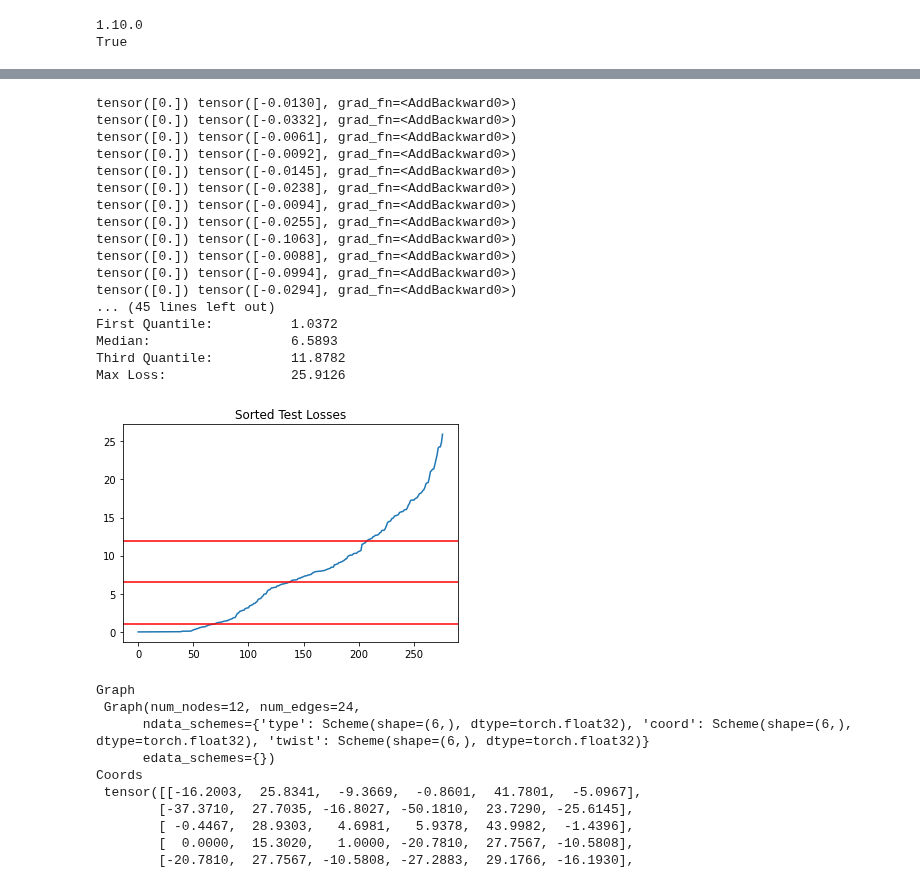
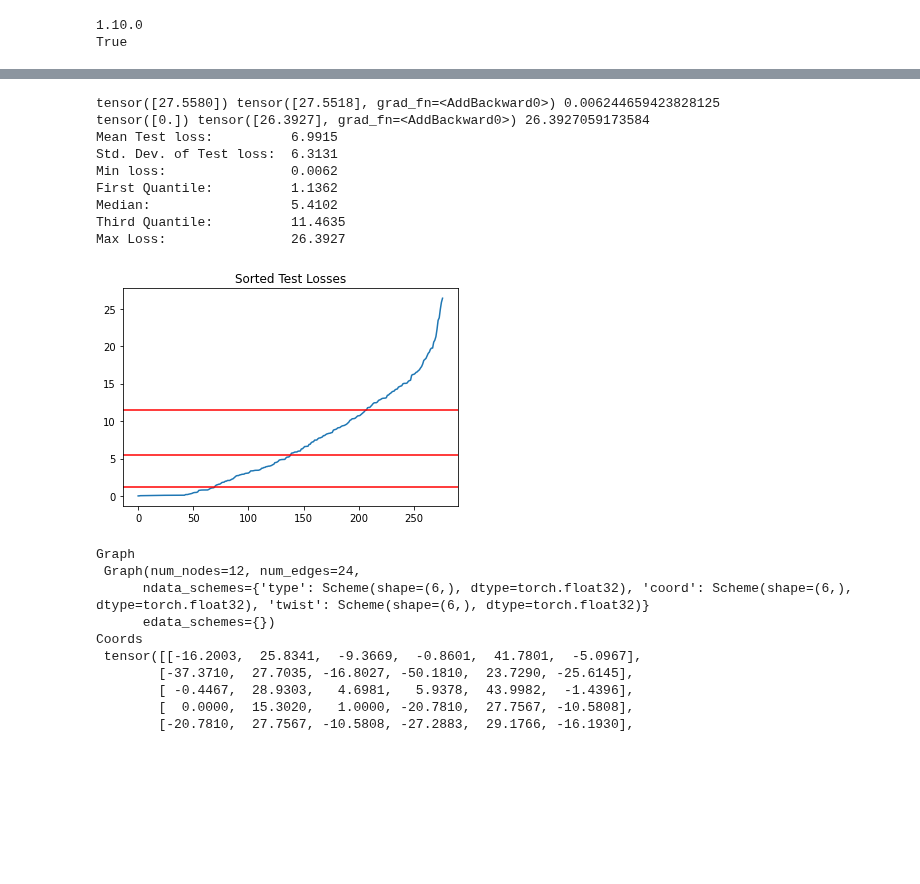
Before and after one commit to milang9/3d_classifier, a Jupyter notebook: 3d_classifier.ipynb, the cells around one changed output, grey strips where cells are left out. Cells and saved outputs as stored; diff of their text form; code cells hidden in the pictures; blank space fills up the shorter version.

```diff
--- a/3d_classifier.ipynb
+++ b/3d_classifier.ipynb
@@ -176,25 +175,19 @@ class CG_Classifier(th.nn.Module):
         self.conv1 = dglnn.TAGConv(6, 200, k=2, activation=F.elu)
         self.conv2 = dglnn.TAGConv(200, 150, k=2, activation=F.elu)
         self.conv3 = dglnn.TAGConv(150, 100, k=2, activation=F.elu)
-        self.conv4 = dglnn.TAGConv(100, 50, k=2, activation=F.elu)
-        self.conv5 = dglnn.TAGConv(50, 25, k=2, activation=F.elu)
+        #self.conv4 = dglnn.TAGConv(100, 50, k=2, activation=F.elu)
+        #self.conv5 = dglnn.TAGConv(50, 25, k=2, activation=F.elu)
 
-        #GINConv Linear Layers
-        #lin1 = th.nn.Linear(25*num_features, 60)
-        #lin2 = th.nn.Linear(60, 50)
-        #lin3 = th.nn.Linear(50, 40)
-        #lin4 = th.nn.Linear(40, 30)
-        #lin5 = th.nn.Linear(30, 20)
-        self.sage_conv1 = dglnn.SAGEConv(25*num_features, 60, 'pool') #dglnn.GINConv(lin1, 'sum') # sageconv 'pool' 'gcn'
-        self.sage_conv2 = dglnn.SAGEConv(60, 50, 'pool') #dglnn.GINConv(lin2, 'sum') #
-        self.sage_conv3 = dglnn.SAGEConv(50, 40, 'pool') #dglnn.GINConv(lin3, 'sum') #
-        self.sage_conv4 = dglnn.SAGEConv(40, 30, 'pool') #dglnn.GINConv(lin4, 'sum') #
-        self.sage_conv5 = dglnn.SAGEConv(30, 20, 'pool') #dglnn.GINConv(lin5, 'sum') #
+        self.sage_conv1 = dglnn.SAGEConv(100*num_features, 100, 'pool') # sageconv 'pool' 'gcn'
+        self.sage_conv2 = dglnn.SAGEConv(100, 60, 'pool')
+        self.sage_conv3 = dglnn.SAGEConv(60, 40, 'pool')
+        #self.sage_conv4 = dglnn.SAGEConv(40, 30, 'pool')
+        #self.sage_conv5 = dglnn.SAGEConv(30, 20, 'pool')
 
         self.readout = dglnn.AvgPooling() #SumPooling() #dglnn.Set2Set(20, 3, 3) # AvgPooling worked best
 
         self.classify = th.nn.Sequential(
-            th.nn.Linear(20, 512),
+            th.nn.Linear(40, 512),
             th.nn.ELU(),
             th.nn.Linear(512, 512),
             th.nn.ELU(),
@@ -214,20 +207,20 @@ class CG_Classifier(th.nn.Module):
         nt = self.conv1(g, nt)
         nt = self.conv2(g, nt)
         nt = self.conv3(g, nt)
-        nt = self.conv4(g, nt)
-        nt = self.conv5(g, nt)
+        #nt = self.conv4(g, nt)
+        #nt = self.conv5(g, nt)
 
         nc = self.conv1(g, nc)
         nc = self.conv2(g, nc)
         nc = self.conv3(g, nc)
-        nc = self.conv4(g, nc)
-        nc = self.conv5(g, nc)
+        #nc = self.conv4(g, nc)
+        #nc = self.conv5(g, nc)
 
         nw = self.conv1(g, nw)
         nw = self.conv2(g, nw)
         nw = self.conv3(g, nw)
-        nw = self.conv4(g, nw)
-        nw = self.conv5(g, nw)
+        #nw = self.conv4(g, nw)
+        #nw = self.conv5(g, nw)
 
         #combine the features
         g.ndata["combi"] = th.cat((nt, nc, nw), 1)
@@ -236,8 +229,8 @@ class CG_Classifier(th.nn.Module):
         combi = self.sage_conv1(g, combi)
         combi = self.sage_conv2(g, combi)
         combi = self.sage_conv3(g, combi)
-        combi = self.sage_conv4(g, combi)
-        combi = self.sage_conv5(g, combi)
+        #combi = self.sage_conv4(g, combi)
+        #combi = self.sage_conv5(g, combi)
 
         tcw = self.readout(g, combi)
 
@@ -355,7 +367,9 @@ test_dataloader = dtl.pytorch.GraphDataLoader(test_dataset)
 #Test
 import math
 
-model.load_state_dict(th.load("model_data/model_epoch294.pth"))
+#model = CG_Classifier(num_features=3)
+
+model.load_state_dict(th.load("model_data/model_epoch113.pth"))
 model.eval()
 
 max_label = 0
@@ -377,51 +391,43 @@ for test_graph, test_label in test_dataloader:
         min_loss = test_loss
         min_label = test_label
         min_pred = test_pred
     if test_pred < 0:
         print(test_label, test_pred)
 
 print(min_label, min_pred, min_loss)
 print(max_label, max_pred, max_loss)
 test_mean = np.mean(test_losses)
 test_std = np.std(test_losses)
 test_fq = np.quantile(test_losses, q = 0.25)
 test_median = np.median(test_losses)
 test_tq = np.quantile(test_losses, q = 0.75)
 print("Mean Test loss: \t {:.4f}".format(test_mean))
 print("Std. Dev. of Test loss:  {:.4f}".format(test_std))
 print("Min loss: \t\t {:.4f}".format(min(test_losses)))
 print("First Quantile: \t {:.4f}".format(test_fq))
 print("Median: \t\t {:.4f}".format(test_median))
 print("Third Quantile: \t {:.4f}".format(test_tq))
 print("Max Loss: \t\t {:.4f}".format(max(test_losses)))
 
 #print(sorted(test_losses)[-5:])
 
 plt.plot(sorted(test_losses))
 plt.title("Sorted Test Losses")
 plt.axhline(y = test_fq, color = 'r')
 plt.axhline(y = test_median, color = 'r')
 plt.axhline(y = test_tq, color = 'r')
 plt.draw()
 # %% [output]
-tensor([0.]) tensor([-0.0130], grad_fn=<AddBackward0>)
-tensor([0.]) tensor([-0.0332], grad_fn=<AddBackward0>)
-tensor([0.]) tensor([-0.0061], grad_fn=<AddBackward0>)
-tensor([0.]) tensor([-0.0092], grad_fn=<AddBackward0>)
-tensor([0.]) tensor([-0.0145], grad_fn=<AddBackward0>)
-tensor([0.]) tensor([-0.0238], grad_fn=<AddBackward0>)
-tensor([0.]) tensor([-0.0094], grad_fn=<AddBackward0>)
-tensor([0.]) tensor([-0.0255], grad_fn=<AddBackward0>)
-tensor([0.]) tensor([-0.1063], grad_fn=<AddBackward0>)
-tensor([0.]) tensor([-0.0088], grad_fn=<AddBackward0>)
-tensor([0.]) tensor([-0.0994], grad_fn=<AddBackward0>)
-tensor([0.]) tensor([-0.0294], grad_fn=<AddBackward0>)
-... (45 lines left out)
-First Quantile:          1.0372
-Median:                  6.5893
-Third Quantile:          11.8782
-Max Loss:                25.9126
+tensor([27.5580]) tensor([27.5518], grad_fn=<AddBackward0>) 0.006244659423828125
+tensor([0.]) tensor([26.3927], grad_fn=<AddBackward0>) 26.3927059173584
+Mean Test loss:          6.9915
+Std. Dev. of Test loss:  6.3131
+Min loss:                0.0062
+First Quantile:          1.1362
+Median:                  5.4102
+Third Quantile:          11.4635
+Max Loss:                26.3927
-[figure, old version]
+[figure, new version]
 # %%
 #play ground for diffpool
 #adapted from: https://github.com/dmlc/dgl/blob/master/examples/pytorch/diffpool/model/dgl_layers/gnn.py
```
Also changed, not shown: parts of 4 cells of this notebook, 2 other files.
